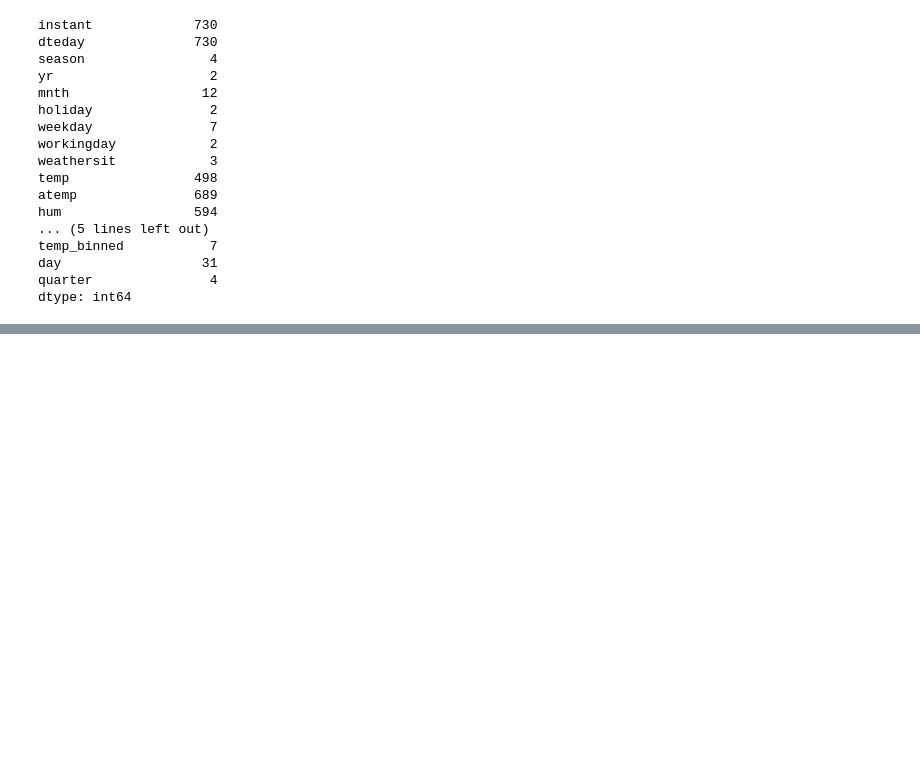
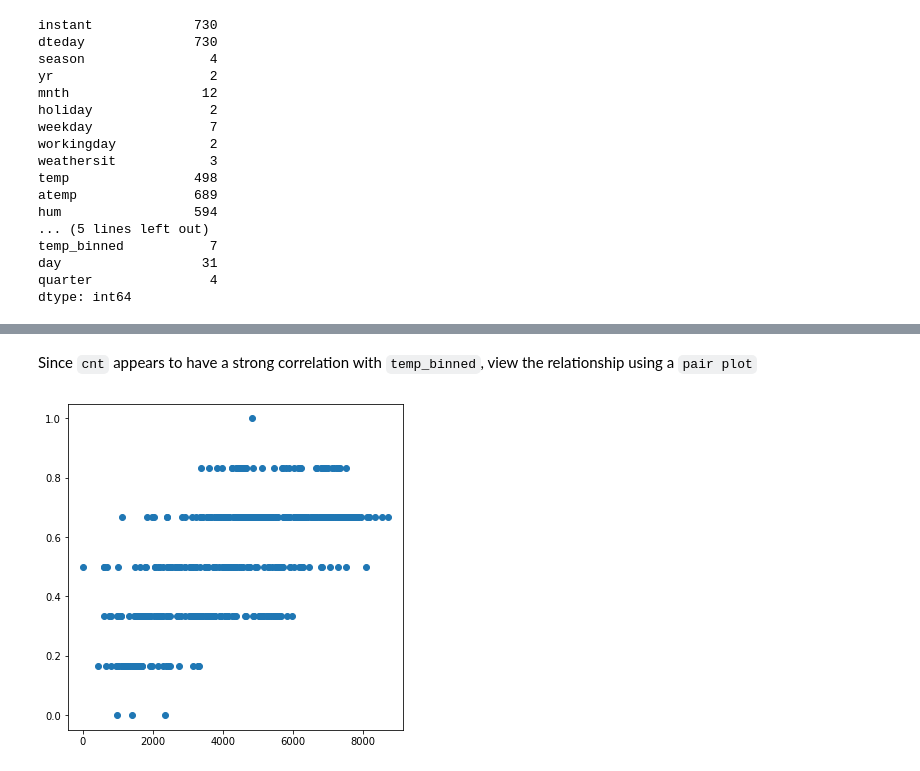
Before and after one commit to ishankarve/Linear-Regression, a Jupyter notebook: Multiple Linear Regression in Python/Assignment/Bike Sharing.ipynb, the cells around one changed output, grey strips where cells are left out. Drawn from its saved outputs; the diff is of its cells as text; code cells hidden in the pictures; blank space fills up the shorter version.

```diff
--- a/Multiple Linear Regression in Python/Assignment/Bike Sharing.ipynb
+++ b/Multiple Linear Regression in Python/Assignment/Bike Sharing.ipynb
@@ -401,0 +456,8 @@ dtype: int64
+# %% [markdown]
+Since `cnt` appears to have a strong correlation with `temp_binned`, view the relationship using a `pair plot`
+# %%
+plt.figure(figsize=[6,6])
+plt.scatter(s1_train.cnt, s1_train.temp_binned)
+plt.show()
+# %% [output]
+[figure, added]
```
Also changed, not shown: parts of 17 cells of this notebook.
